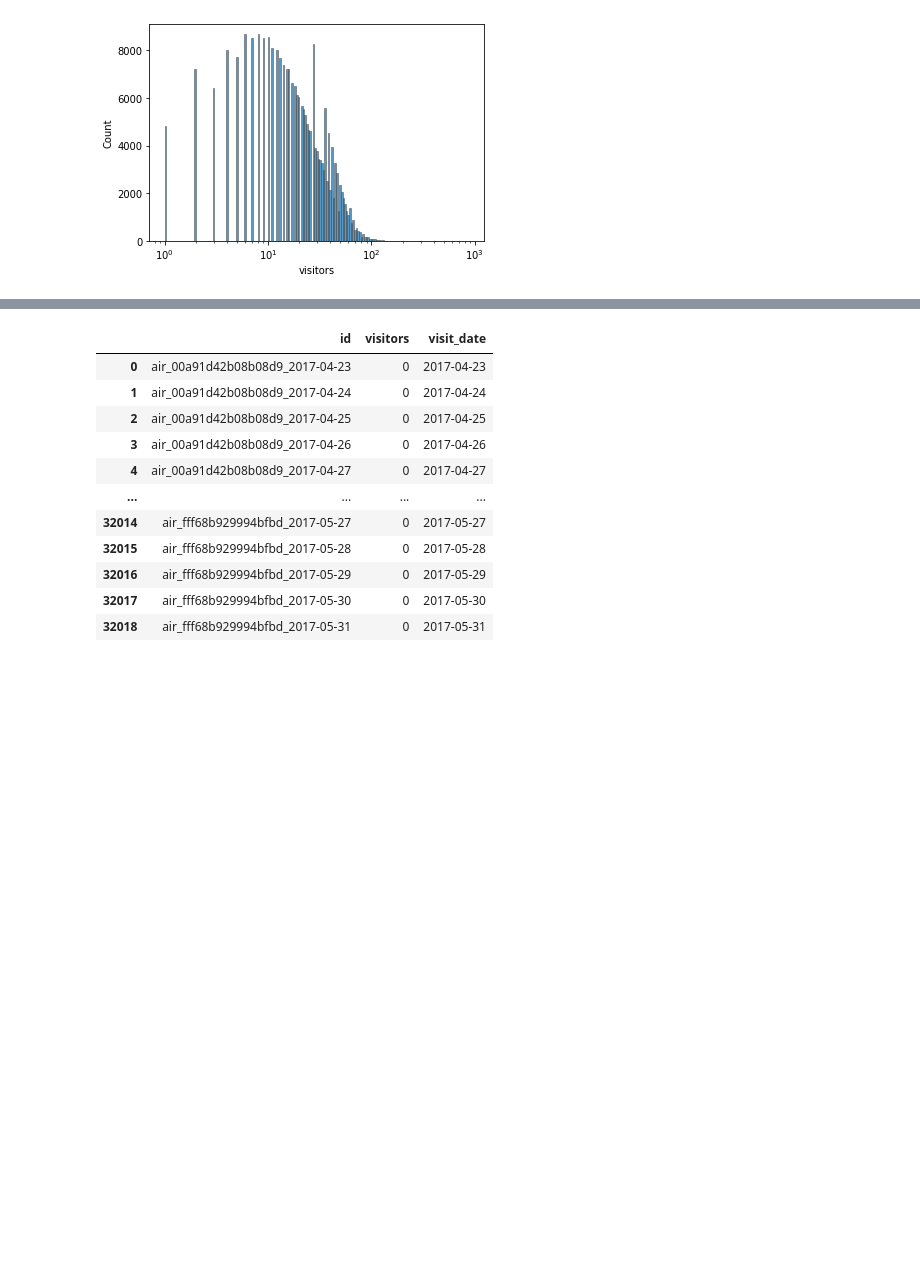
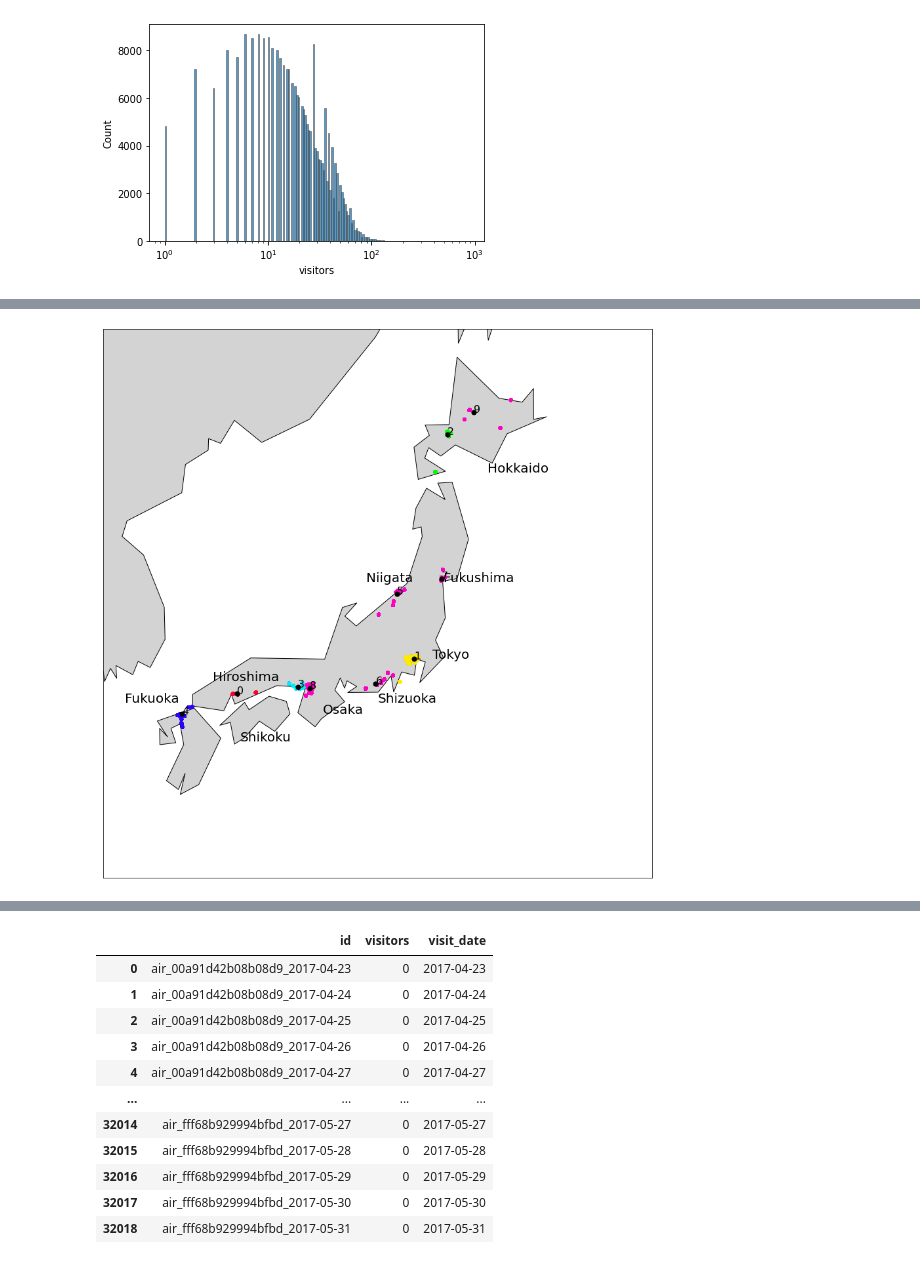
Before and after one commit to minji2744/AIFFEL, a Jupyter notebook: Hackerton/1st/AIFFEL_Hackerton_1st.ipynb, the cells around one changed output, grey strips where cells are left out. Saved outputs shown, nothing was run; the diff lists cells and outputs as text; code cells hidden in the pictures; blank space fills up the shorter version.

```diff
--- a/Hackerton/1st/AIFFEL_Hackerton_1st.ipynb
+++ b/Hackerton/1st/AIFFEL_Hackerton_1st.ipynb
@@ -51,3 +51,11 @@ display(data['ar'].head())
 | 2 | air_db4b38ebe7a7ceff | 2016-01-01 19:00:00 | 2016-01-01 19:00:00 | 6 |
 | 3 | air_877f79706adbfb06 | 2016-01-01 20:00:00 | 2016-01-01 16:00:00 | 2 |
 | 4 | air_db80363d35f10926 | 2016-01-01 20:00:00 | 2016-01-01 01:00:00 | 5 |
+# %%
+air = pd.merge(data["ar"],data["as"],on='air_store_id')
+hpg = pd.merge(data["hr"], data["hs"],on="hpg_store_id")
+rel = data["id"]
+airrel = pd.merge(air, rel, how='left',on='air_store_id')
+hpgrel = pd.merge(hpg, rel, how='left',on='hpg_store_id')
+full = pd.merge(airrel, hpgrel, how = "outer")
+full
@@ -175,0 +241,38 @@ sns.displot(copy_ar_2, x = copy_ar_2["reserve_datetime_diff"], y = copy_ar_2["re
+# %%
+from sklearn.cluster import KMeans
+kmeans = KMeans(n_clusters=10, random_state=0).fit(full[['longitude','latitude']])
+full['cluster'] = kmeans.predict(full[['longitude','latitude']])
+# %%
+from mpl_toolkits.basemap import Basemap
+import matplotlib.pyplot as plt
+m = Basemap(projection='aeqd',width=2000000,height=2000000, lat_0=37.5, lon_0=138.2)
+
+cx = [c[0] for c in kmeans.cluster_centers_]
+cy = [c[1] for c in kmeans.cluster_centers_]
+cm = plt.get_cmap('gist_rainbow')
+colors = [cm(2.*i/10) for i in range(10)]
+colored = [colors[k] for k in full['cluster']]
+f,axa = plt.subplots(1,1,figsize=(15,16))
+m.drawcoastlines()
+m.fillcontinents(color='lightgray',lake_color='aqua',zorder=1)
+m.scatter(full.longitude.values,full.latitude.values,color=colored,s=20,alpha=1,zorder=999,latlon=True)
+m.scatter(cx,cy,color='Black',s=50,alpha=1,latlon=True,zorder=9999)
+plt.setp(axa.get_yticklabels(), visible=True)
+plt.annotate('Fukuoka', xy=(0.04, 0.32), xycoords='axes fraction',fontsize=20)
+plt.annotate('Shikoku', xy=(0.25, 0.25), xycoords='axes fraction',fontsize=20)
+plt.annotate('Hiroshima', xy=(0.2, 0.36), xycoords='axes fraction',fontsize=20)
+plt.annotate('Osaka', xy=(0.40, 0.30), xycoords='axes fraction',fontsize=20)
+
+plt.annotate('Tokyo', xy=(0.60, 0.4), xycoords='axes fraction',fontsize=20)
+plt.annotate('Shizuoka', xy=(0.50, 0.32), xycoords='axes fraction',fontsize=20)
+plt.annotate('Niigata', xy=(0.48, 0.54), xycoords='axes fraction',fontsize=20)
+plt.annotate('Fukushima', xy=(0.62, 0.54), xycoords='axes fraction',fontsize=20)
+plt.annotate('Hokkaido', xy=(0.7, 0.74), xycoords='axes fraction',fontsize=20)
+
+
+for i in range(len(cx)):
+    xpt,ypt = m(cx[i],cy[i])
+    plt.annotate(i, (xpt+500,ypt+500),zorder=99999,fontsize=16)
+plt.show()
+# %% [output]
+[figure, added]
```
Also changed, not shown: parts of 13 cells of this notebook.
